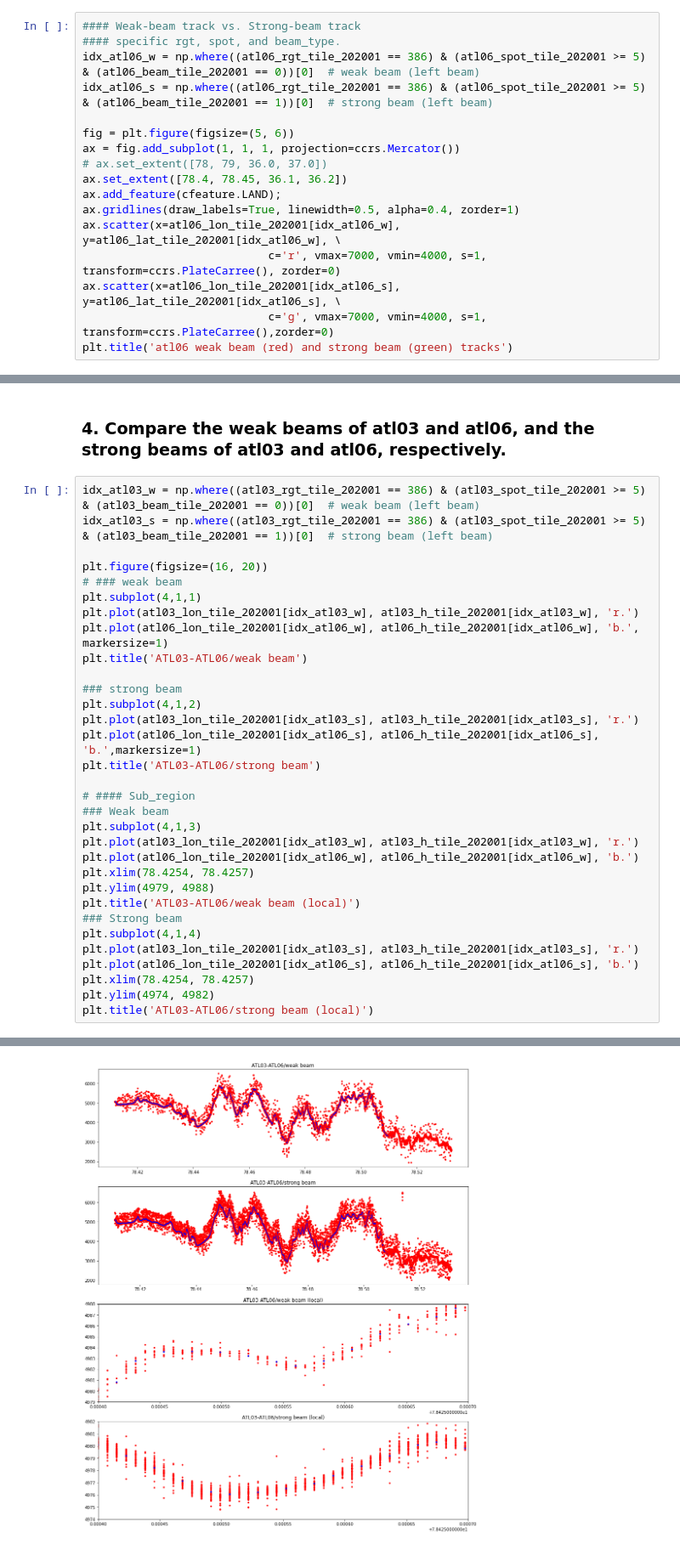
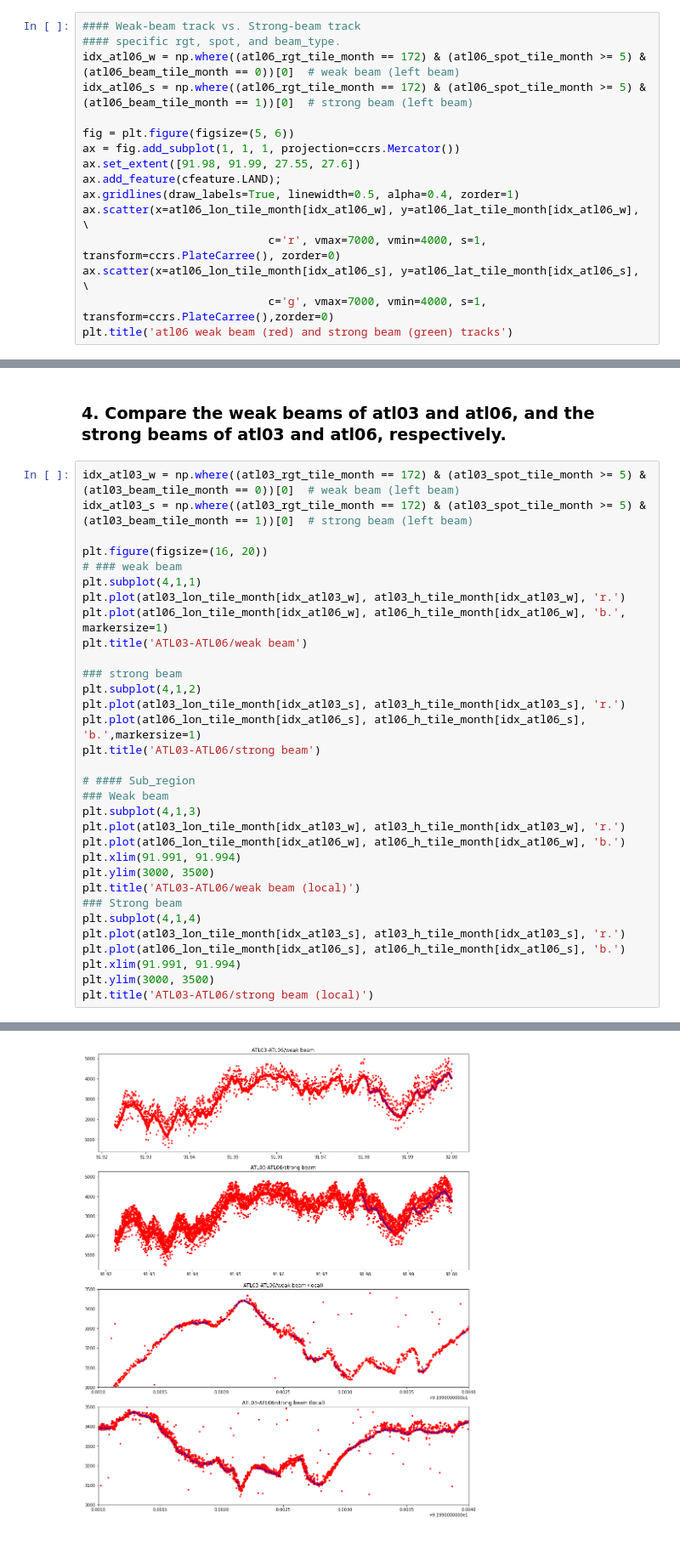
Before and after one commit to xinluo2018/Glacier-in-SETP, a Jupyter notebook: visual/alt03_06_compare.ipynb, the cells around one changed output, grey strips where cells are left out. Shown at 85% size. Cells and saved outputs as stored; diff of their text form.

```diff
--- a/visual/alt03_06_compare.ipynb
+++ b/visual/alt03_06_compare.ipynb
@@ -87,18 +93,17 @@ Text(0.5, 1.0, 'ATL03-spot (spot=5, One month)')
 # %%
 #### Weak-beam track vs. Strong-beam track
 #### specific rgt, spot, and beam_type.
-idx_atl06_w = np.where((atl06_rgt_tile_202001 == 386) & (atl06_spot_tile_202001 >= 5) & (atl06_beam_tile_202001 == 0))[0]  # weak beam (left beam)
-idx_atl06_s = np.where((atl06_rgt_tile_202001 == 386) & (atl06_spot_tile_202001 >= 5) & (atl06_beam_tile_202001 == 1))[0]  # strong beam (left beam)
+idx_atl06_w = np.where((atl06_rgt_tile_month == 172) & (atl06_spot_tile_month >= 5) & (atl06_beam_tile_month == 0))[0]  # weak beam (left beam)
+idx_atl06_s = np.where((atl06_rgt_tile_month == 172) & (atl06_spot_tile_month >= 5) & (atl06_beam_tile_month == 1))[0]  # strong beam (left beam)
 
 fig = plt.figure(figsize=(5, 6))
 ax = fig.add_subplot(1, 1, 1, projection=ccrs.Mercator())
-# ax.set_extent([78, 79, 36.0, 37.0])
-ax.set_extent([78.4, 78.45, 36.1, 36.2])
+ax.set_extent([91.98, 91.99, 27.55, 27.6])
 ax.add_feature(cfeature.LAND);
 ax.gridlines(draw_labels=True, linewidth=0.5, alpha=0.4, zorder=1)
-ax.scatter(x=atl06_lon_tile_202001[idx_atl06_w], y=atl06_lat_tile_202001[idx_atl06_w], \
+ax.scatter(x=atl06_lon_tile_month[idx_atl06_w], y=atl06_lat_tile_month[idx_atl06_w], \
                             c='r', vmax=7000, vmin=4000, s=1, transform=ccrs.PlateCarree(), zorder=0)
-ax.scatter(x=atl06_lon_tile_202001[idx_atl06_s], y=atl06_lat_tile_202001[idx_atl06_s], \
+ax.scatter(x=atl06_lon_tile_month[idx_atl06_s], y=atl06_lat_tile_month[idx_atl06_s], \
                             c='g', vmax=7000, vmin=4000, s=1, transform=ccrs.PlateCarree(),zorder=0)
 plt.title('atl06 weak beam (red) and strong beam (green) tracks')
 # %% [output]
@@ -107,37 +112,37 @@ Text(0.5, 1.0, 'atl06 weak beam (red) and strong beam (green) tracks')
 # %% [markdown]
 ### 4. Compare the weak beams of atl03 and atl06, and the strong beams of atl03 and atl06, respectively.
 # %%
-idx_atl03_w = np.where((atl03_rgt_tile_202001 == 386) & (atl03_spot_tile_202001 >= 5) & (atl03_beam_tile_202001 == 0))[0]  # weak beam (left beam)
-idx_atl03_s = np.where((atl03_rgt_tile_202001 == 386) & (atl03_spot_tile_202001 >= 5) & (atl03_beam_tile_202001 == 1))[0]  # strong beam (left beam)
+idx_atl03_w = np.where((atl03_rgt_tile_month == 172) & (atl03_spot_tile_month >= 5) & (atl03_beam_tile_month == 0))[0]  # weak beam (left beam)
+idx_atl03_s = np.where((atl03_rgt_tile_month == 172) & (atl03_spot_tile_month >= 5) & (atl03_beam_tile_month == 1))[0]  # strong beam (left beam)
 
 plt.figure(figsize=(16, 20))
 # ### weak beam
 plt.subplot(4,1,1)
-plt.plot(atl03_lon_tile_202001[idx_atl03_w], atl03_h_tile_202001[idx_atl03_w], 'r.')
-plt.plot(atl06_lon_tile_202001[idx_atl06_w], atl06_h_tile_202001[idx_atl06_w], 'b.', markersize=1)
+plt.plot(atl03_lon_tile_month[idx_atl03_w], atl03_h_tile_month[idx_atl03_w], 'r.')
+plt.plot(atl06_lon_tile_month[idx_atl06_w], atl06_h_tile_month[idx_atl06_w], 'b.', markersize=1)
 plt.title('ATL03-ATL06/weak beam')
 
 ### strong beam
 plt.subplot(4,1,2)
-plt.plot(atl03_lon_tile_202001[idx_atl03_s], atl03_h_tile_202001[idx_atl03_s], 'r.')
-plt.plot(atl06_lon_tile_202001[idx_atl06_s], atl06_h_tile_202001[idx_atl06_s], 'b.',markersize=1)
+plt.plot(atl03_lon_tile_month[idx_atl03_s], atl03_h_tile_month[idx_atl03_s], 'r.')
+plt.plot(atl06_lon_tile_month[idx_atl06_s], atl06_h_tile_month[idx_atl06_s], 'b.',markersize=1)
 plt.title('ATL03-ATL06/strong beam')
 
 # #### Sub_region
 ### Weak beam
 plt.subplot(4,1,3)
-plt.plot(atl03_lon_tile_202001[idx_atl03_w], atl03_h_tile_202001[idx_atl03_w], 'r.')
-plt.plot(atl06_lon_tile_202001[idx_atl06_w], atl06_h_tile_202001[idx_atl06_w], 'b.')
-plt.xlim(78.4254, 78.4257)
-plt.ylim(4979, 4988)
+plt.plot(atl03_lon_tile_month[idx_atl03_w], atl03_h_tile_month[idx_atl03_w], 'r.')
+plt.plot(atl06_lon_tile_month[idx_atl06_w], atl06_h_tile_month[idx_atl06_w], 'b.')
+plt.xlim(91.991, 91.994)
+plt.ylim(3000, 3500)
 plt.title('ATL03-ATL06/weak beam (local)')
 ### Strong beam
 plt.subplot(4,1,4)
-plt.plot(atl03_lon_tile_202001[idx_atl03_s], atl03_h_tile_202001[idx_atl03_s], 'r.')
-plt.plot(atl06_lon_tile_202001[idx_atl06_s], atl06_h_tile_202001[idx_atl06_s], 'b.')
-plt.xlim(78.4254, 78.4257)
-plt.ylim(4974, 4982)
+plt.plot(atl03_lon_tile_month[idx_atl03_s], atl03_h_tile_month[idx_atl03_s], 'r.')
+plt.plot(atl06_lon_tile_month[idx_atl06_s], atl06_h_tile_month[idx_atl06_s], 'b.')
+plt.xlim(91.991, 91.994)
+plt.ylim(3000, 3500)
 plt.title('ATL03-ATL06/strong beam (local)')
 # %% [output]
 Text(0.5, 1.0, 'ATL03-ATL06/strong beam (local)')
-[figure, old version]
+[figure, new version]
```
Also changed, not shown: parts of 8 cells of this notebook, 43 other files.
